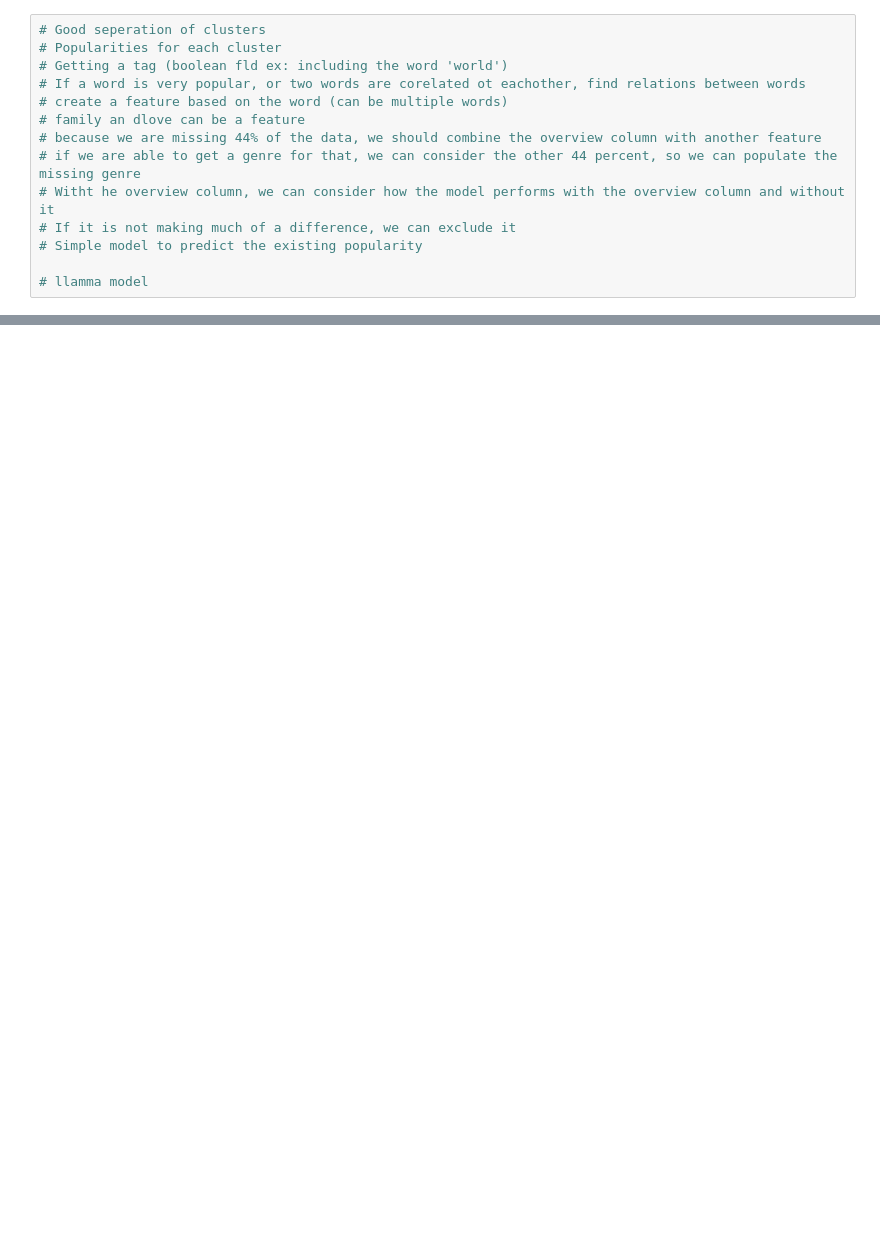
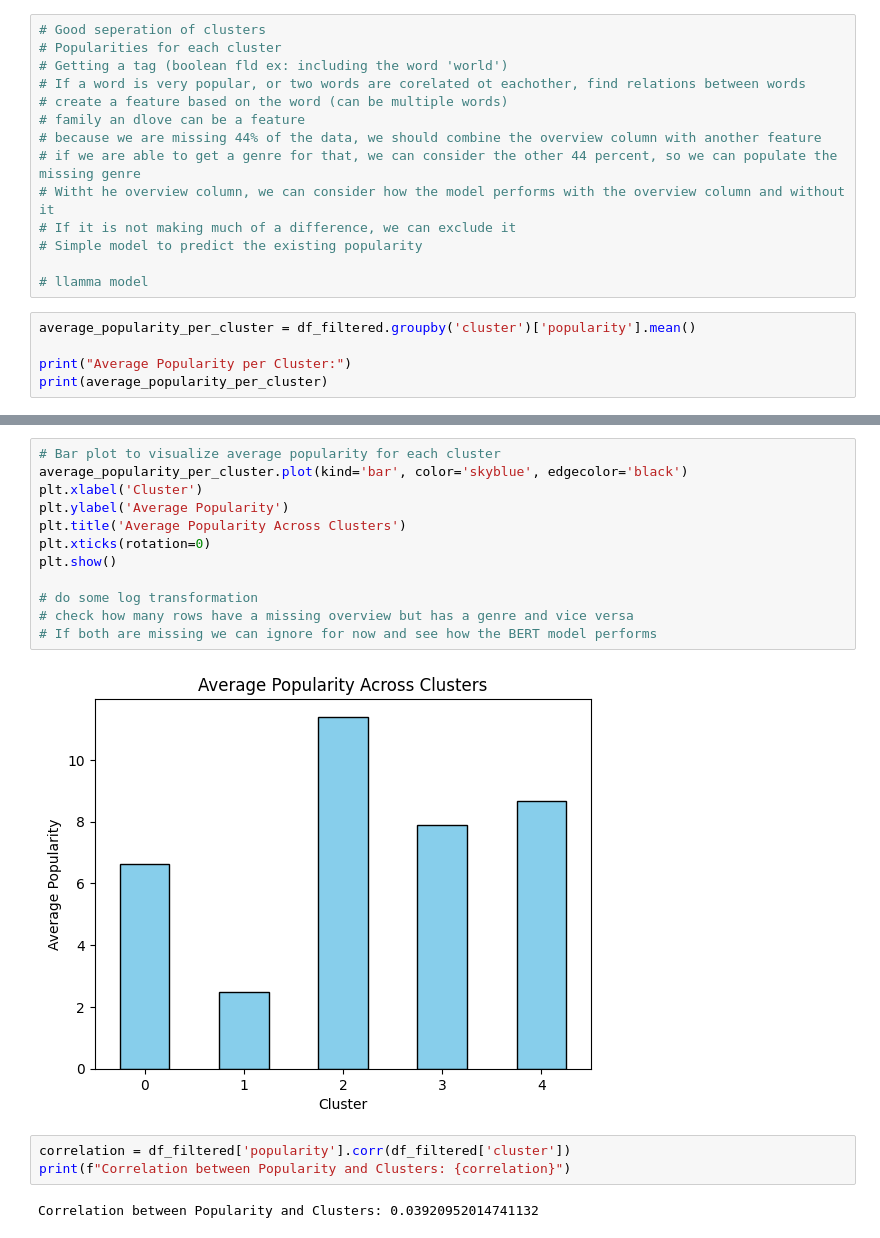
Before and after one commit to DirecTV-Team1A-NextGen-Rec/directv_tvrec, a Jupyter notebook: 7.) BERT_overview.ipynb, the cells around one changed output, grey strips where cells are left out. Drawn from its saved outputs; the diff is of its cells as text; blank space fills up the shorter version.

```diff
--- a/7.) BERT_overview.ipynb
+++ b/7.) BERT_overview.ipynb
@@ -380,3 +410,8 @@ for cluster_id in range(num_clusters):
 # Simple model to predict the existing popularity
 
 # llamma model
+# %%
+average_popularity_per_cluster = df_filtered.groupby('cluster')['popularity'].mean()
+
+print("Average Popularity per Cluster:")
+print(average_popularity_per_cluster)
@@ -382,0 +427,19 @@ for cluster_id in range(num_clusters):
+# %%
+# Bar plot to visualize average popularity for each cluster
+average_popularity_per_cluster.plot(kind='bar', color='skyblue', edgecolor='black')
+plt.xlabel('Cluster')
+plt.ylabel('Average Popularity')
+plt.title('Average Popularity Across Clusters')
+plt.xticks(rotation=0)
+plt.show()
+
+# do some log transformation
+# check how many rows have a missing overview but has a genre and vice versa
+# If both are missing we can ignore for now and see how the BERT model performs
+# %% [output]
+[figure, added]
+# %%
+correlation = df_filtered['popularity'].corr(df_filtered['cluster'])
+print(f"Correlation between Popularity and Clusters: {correlation}")
+# %% [output]
+Correlation between Popularity and Clusters: 0.03920952014741132
```
Also changed, not shown: parts of 14 cells of this notebook.
